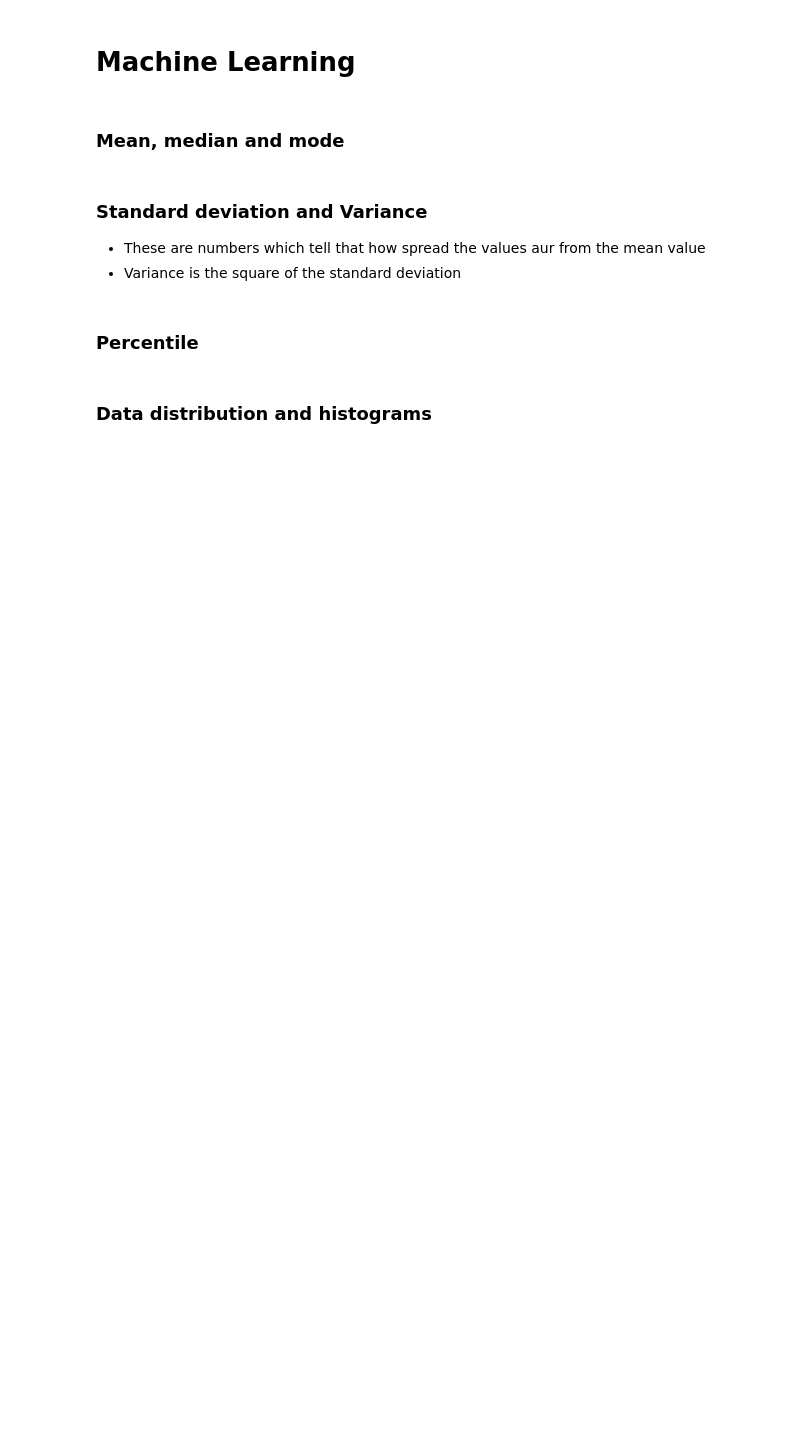
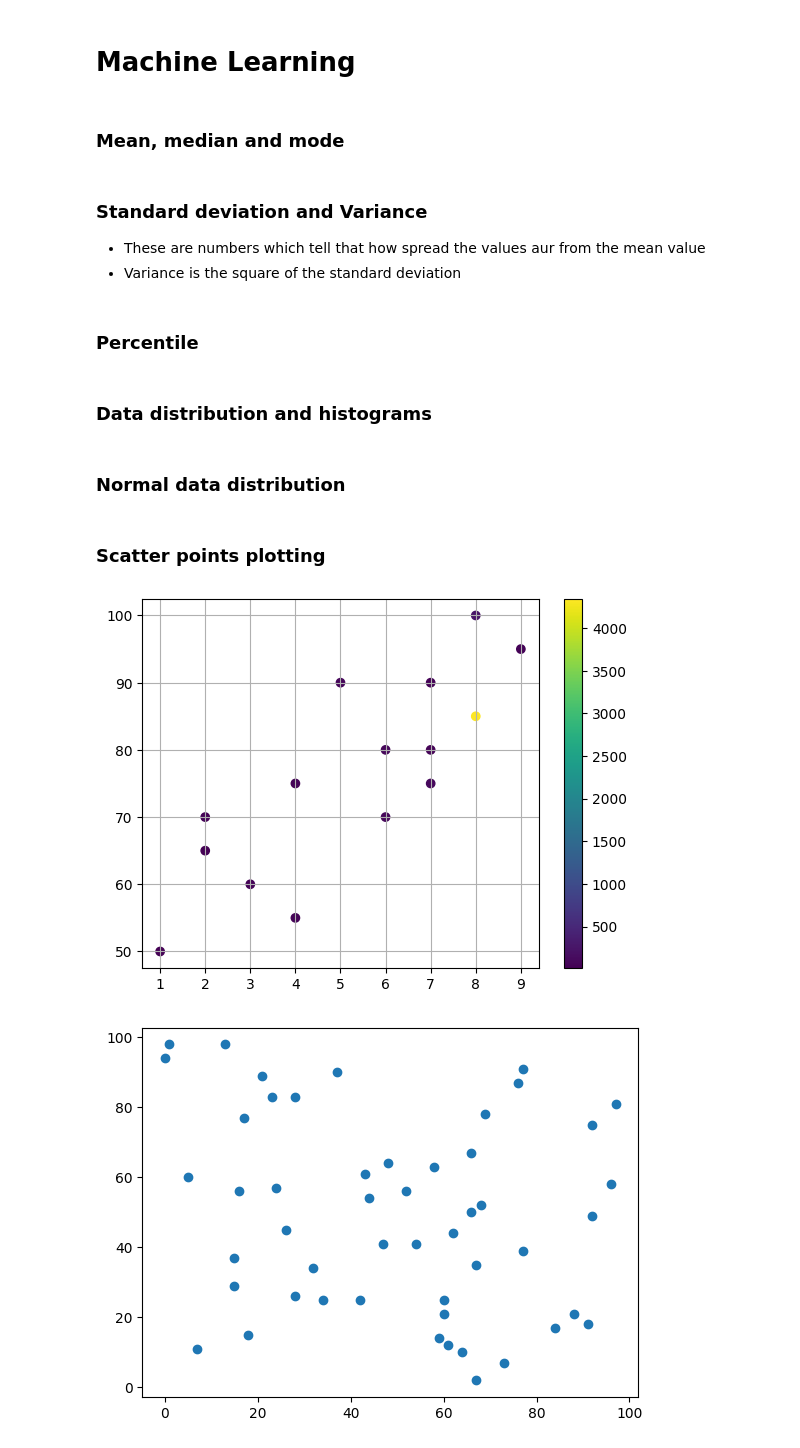
Before and after one commit to hiteshcool358358-crypto/Python-Projects, a Jupyter notebook: python_lib_notes/MachLearning_and_scipy.ipynb, the cells around one changed output. Saved outputs shown, nothing was run; the diff lists cells and outputs as text; code cells hidden in the pictures; blank space fills up the shorter version.

Commit message:
Learnt about normal data distribution and scatter points plotting

```diff
--- a/python_lib_notes/MachLearning_and_scipy.ipynb
+++ b/python_lib_notes/MachLearning_and_scipy.ipynb
@@ -71,3 +72,5 @@ print(arr2)
 plt.hist(arr2)
 plt.plot()
 plt.show()
+# %% [markdown]
+### Normal data distribution
@@ -73,0 +85,20 @@ plt.show()
+# %% [markdown]
+### Scatter points plotting
+# %%
+x = [1, 2, 2, 3, 4, 4, 5, 6, 6, 7, 7, 7, 8, 8, 9]
+y = [50, 65, 70, 60, 55, 75, 90, 70, 80, 75, 80, 90, 85, 100, 95]
+
+plt.scatter(x, y, c=[10, 20, 30, 40, 50, 60, 70, 80, 90, 100, 54, 32, 4345, 233, 34], cmap="viridis")
+plt.colorbar()
+plt.grid()
+plt.show()
+
+# random scatter points plotting
+x = np.random.randint(100, size=(50))
+y = np.random.randint(100, size=(50))
+
+plt.scatter(x, y)
+plt.show()
+# %% [output]
+[figure, added]
+[figure, added]
```
Also changed, not shown: parts of 2 cells of this notebook.
